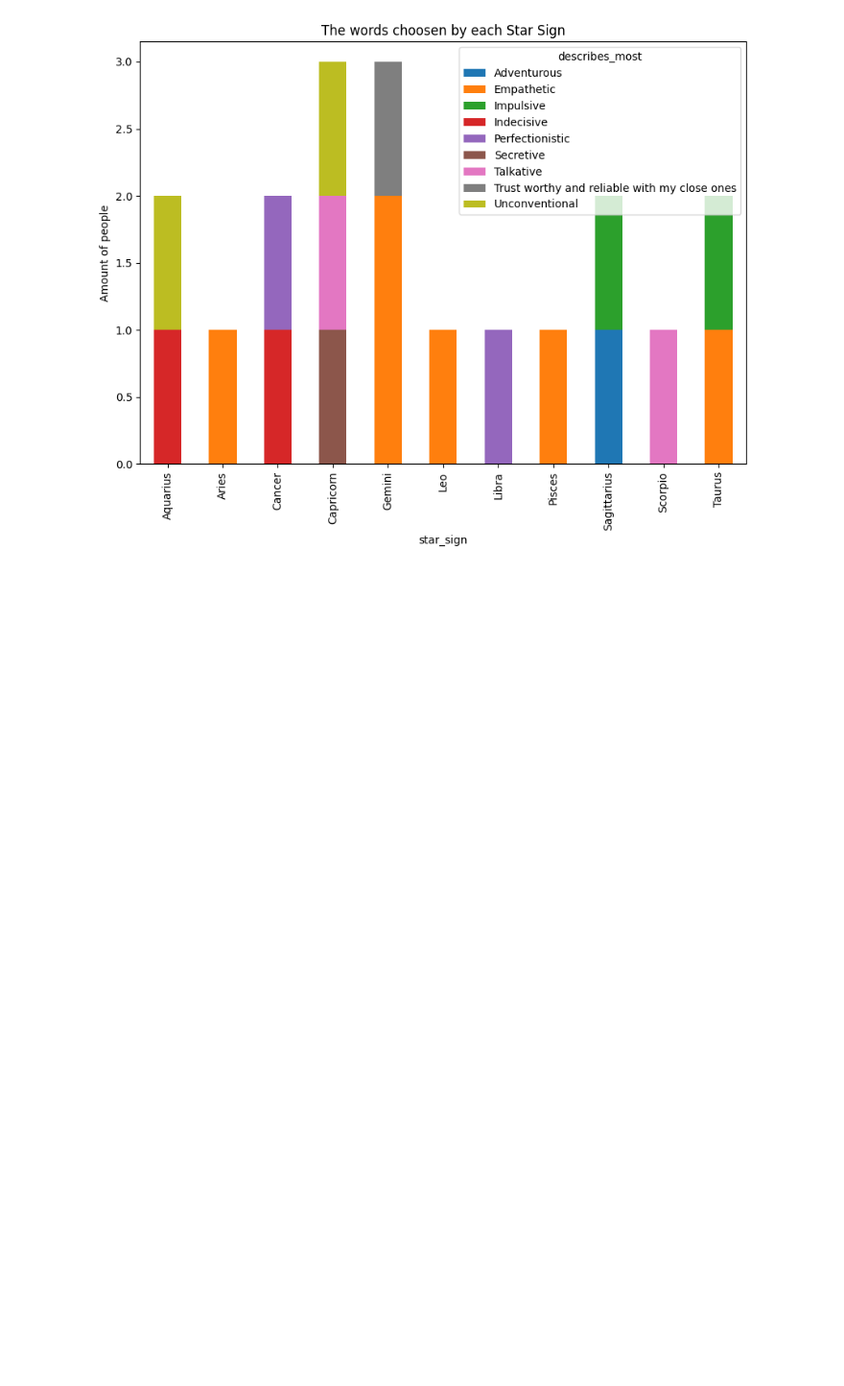
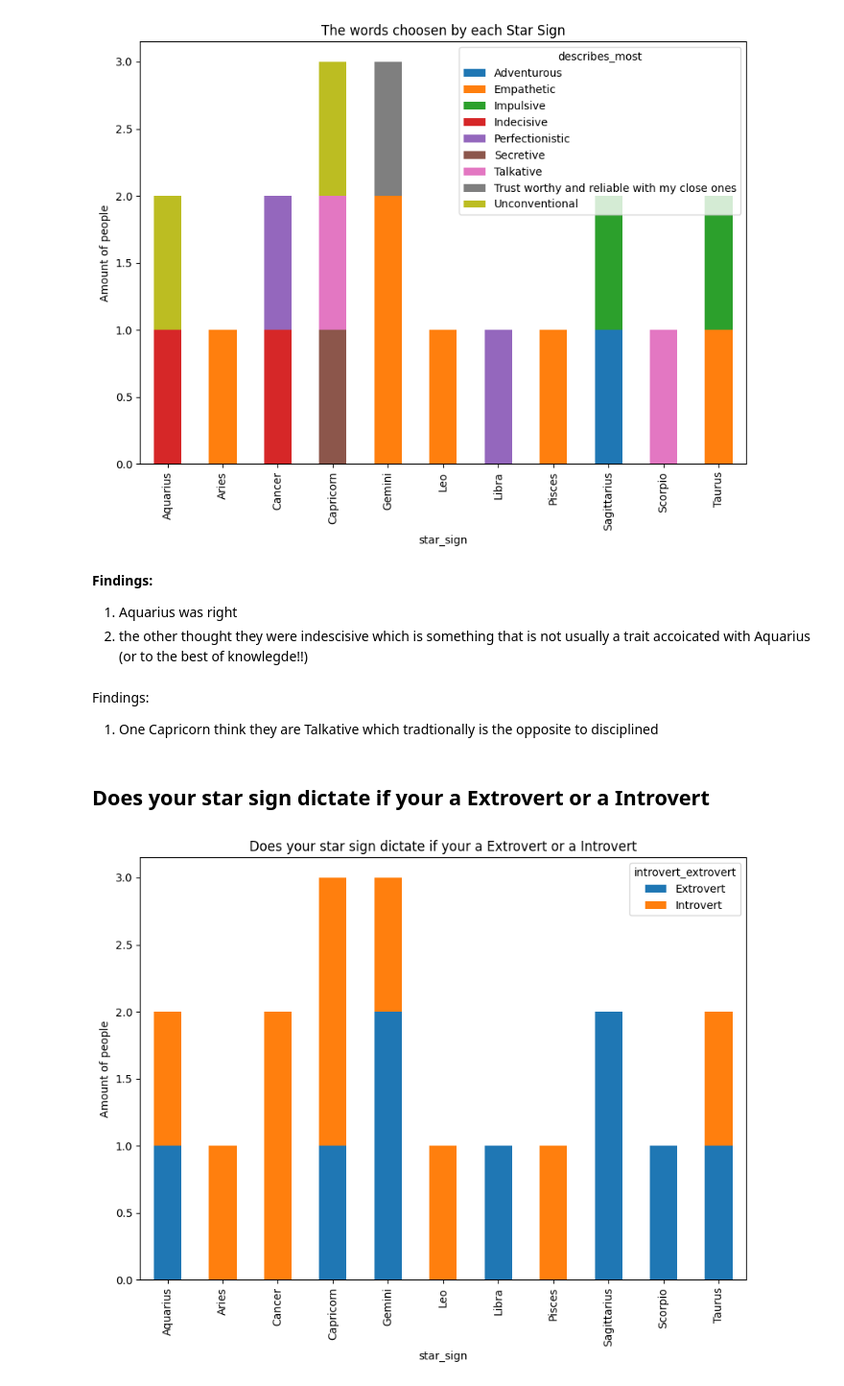
Before and after one commit to dackcharlotte-cta/data-among-us, a Jupyter notebook: char_survey_anaylse.ipynb, the cells around one changed output. Shown at 96% size. Drawn from its saved outputs; the diff is of its cells as text; code cells hidden in the pictures; blank space fills up the shorter version.

Commit message:
findings comments and sign vs extrovert/introvert chart

```diff
--- a/char_survey_anaylse.ipynb
+++ b/char_survey_anaylse.ipynb
@@ -454,3 +479,20 @@ plt.ylabel('Amount of people')
 plt.show()
 # %% [output]
 [figure]
+# %% [markdown]
+**Findings:**
+1. Aquarius was right
+2. the other thought they were indescisive which is something that is not usually a trait accoicated with Aquarius (or to the best of knowlegde!!)
+# %% [markdown]
+Findings:
+1. One Capricorn think they are Talkative which tradtionally is the opposite to disciplined
+# %% [markdown]
+## Does your star sign dictate if your a Extrovert or a Introvert
+# %%
+star_vs_in_data = pd.crosstab([data_df['star_sign']], [data_df['introvert_extrovert']])
+star_vs_in_data.plot(kind='bar', stacked=True, figsize=(10, 7))
+plt.title('Does your star sign dictate if your a Extrovert or a Introvert')
+plt.ylabel('Amount of people')
+plt.show()
+# %% [output]
+[figure, added]
```
Also changed, not shown: parts of 27 cells of this notebook.
